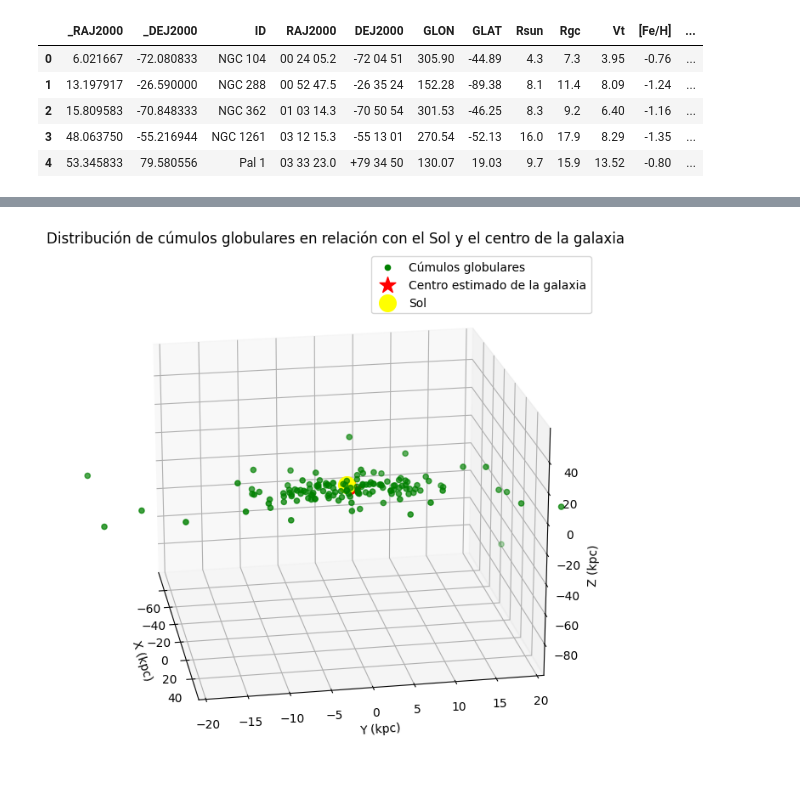
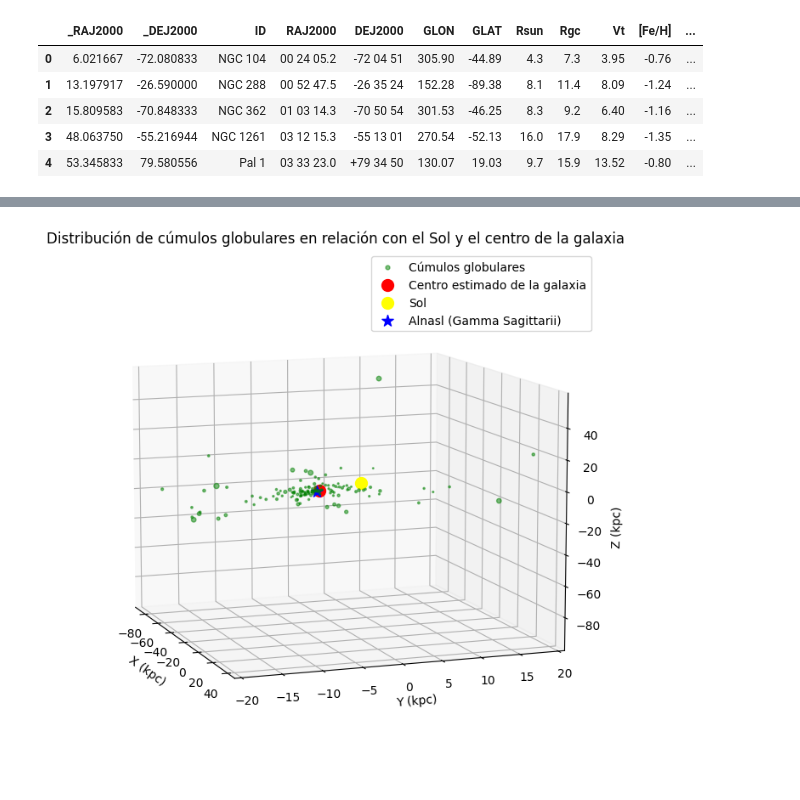
Before and after one commit to daiangan/udea_cumulos_globulares, a Jupyter notebook: cumulos_globulares.ipynb, the cells around one changed output, grey strips where cells are left out. Saved outputs shown, nothing was run; the diff lists cells and outputs as text; code cells hidden in the pictures.

```diff
--- a/cumulos_globulares.ipynb
+++ b/cumulos_globulares.ipynb
@@ -42,8 +42,8 @@ dtype: object
 data['Rsun'] = pd.to_numeric(data['Rsun'], errors='coerce')
 # %%
 # Calcular las coordenadas usando radianes
-data['x'] = data['Rsun'] * np.cos(np.radians(data['_RAJ2000']*15)) * np.cos(np.radians(data['_DEJ2000']))
-data['y'] = data['Rsun'] * np.sin(np.radians(data['_RAJ2000']*15)) * np.cos(np.radians(data['_DEJ2000']))
+data['x'] = data['Rsun'] * np.cos(np.radians(data['_RAJ2000'])) * np.cos(np.radians(data['_DEJ2000']))
+data['y'] = data['Rsun'] * np.sin(np.radians(data['_RAJ2000'])) * np.cos(np.radians(data['_DEJ2000']))
 data['z'] = data['Rsun'] * np.sin(np.radians(data['_DEJ2000']))
 # %%
 data.head()
@@ -132,35 +132,47 @@ Trataré de graficar los cúmulos, el Sol y el centro de la Galaxia.
 # %%
 import matplotlib.pyplot as plt
 
 # Crear un gráfico 3D
 fig = plt.figure(figsize=(10, 8))
 ax = fig.add_subplot(111, projection='3d')
 
 # Graficar los cúmulos
-ax.scatter(data['x'], data['y'], data['z'], c='green', marker='o', label='Cúmulos globulares')
+ax.scatter(
+    data['x'],
+    data['y'],
+    data['z'],
+    c='green',
+    marker='o',
+    s=data['radio_parsecs'] * 1000,
+    alpha=0.5,
+    label='Cúmulos globulares'
+)
 
 # Marcar el punto estimado del centro de la galaxia
-ax.scatter(x_avg, y_avg, z_avg, c='red', marker='*', s=200, label='Centro estimado de la galaxia')
+ax.scatter(x_avg, y_avg, z_avg, c='red', marker='o', s=100, label='Centro estimado de la galaxia')
 
 # Marcar la posición del Sol
-ax.scatter(0, 0, 0, c='yellow', marker='o', s=200, label='Sol')
+ax.scatter(0, 0, 0, c='yellow', marker='o', s=100, label='Sol')
+
+# Alnasl (Gamma Sagittarii)
+ax.scatter(x_star, y_star, z_star, c='blue', marker='*', s=100, label='Alnasl (Gamma Sagittarii)')
 
 # Etiquetas y título
 ax.set_xlabel('X (kpc)')
 ax.set_ylabel('Y (kpc)')
 ax.set_zlabel('Z (kpc)')
 ax.set_title('Distribución de cúmulos globulares en relación con el Sol y el centro de la galaxia')
 ax.legend()
 
 # Adjust Y axis limits
 y_min = -20  # Example value
 y_max = 20   # Example value
 ax.set_ylim(y_min, y_max)
 
 # Adjust view
-ax.view_init(elev=20, azim=-10)
+ax.view_init(elev=10, azim=-20)
 
 # Mostrar el gráfico
 plt.show()
 # %% [output]
-[figure, old version]
+[figure, new version]
```
Also changed, not shown: parts of 9 cells of this notebook.
